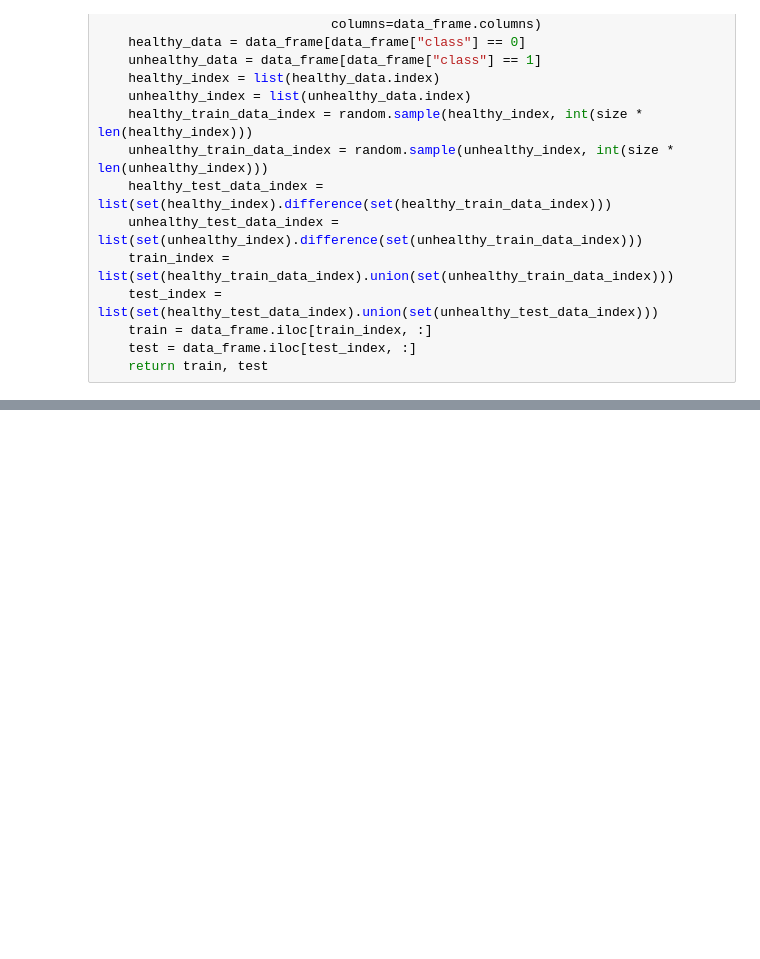
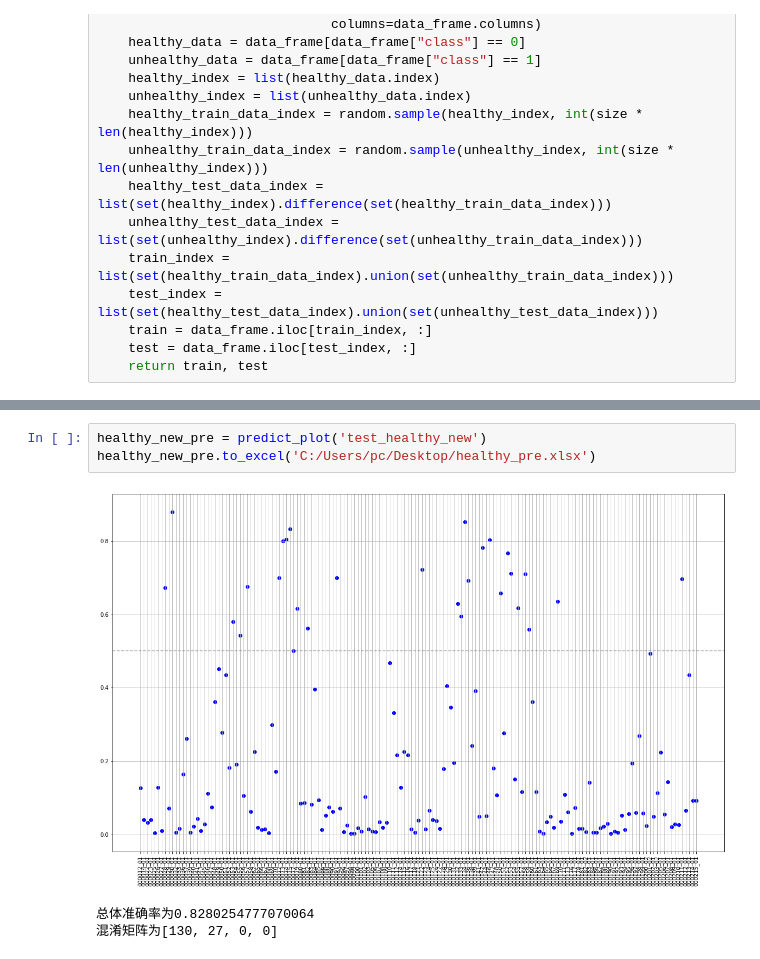
Before and after one commit to PyDarren/PLT_back, a Jupyter notebook: lung_cancer_classifier/SVC_model.ipynb, the cells around one changed output, grey strips where cells are left out. Saved outputs shown, nothing was run; the diff lists cells and outputs as text; blank space fills up the shorter version.

```diff
--- a/lung_cancer_classifier/SVC_model.ipynb
+++ b/lung_cancer_classifier/SVC_model.ipynb
@@ -155,0 +186,7 @@ array([0, 0, 0, 0, 0, 0, 0, 0, 0, 0, 0, 0, 0, 0, 0, 0, 0, 0, 0, 0, 0, 1,
+# %%
+healthy_new_pre = predict_plot('test_healthy_new')
+healthy_new_pre.to_excel('C:/Users/pc/Desktop/healthy_pre.xlsx')
+# %% [output]
+[figure, added]
+总体准确率为0.8280254777070064
+混淆矩阵为[130, 27, 0, 0]
```
Also changed, not shown: parts of 20 cells of this notebook, 8 other files.
